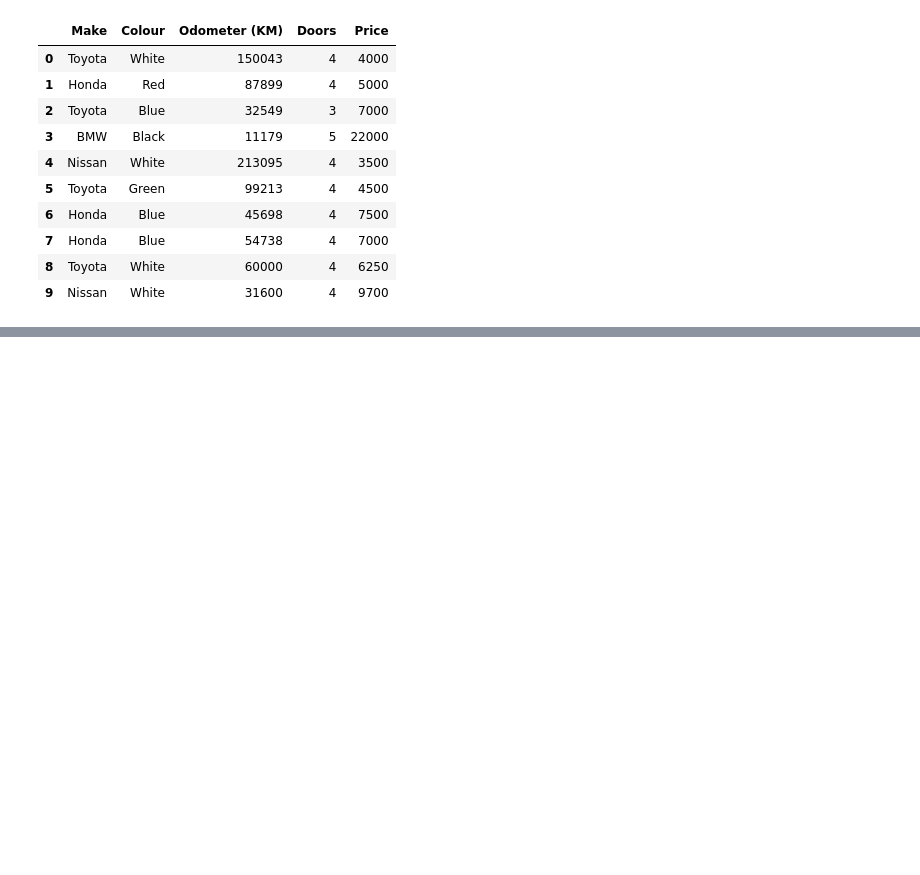
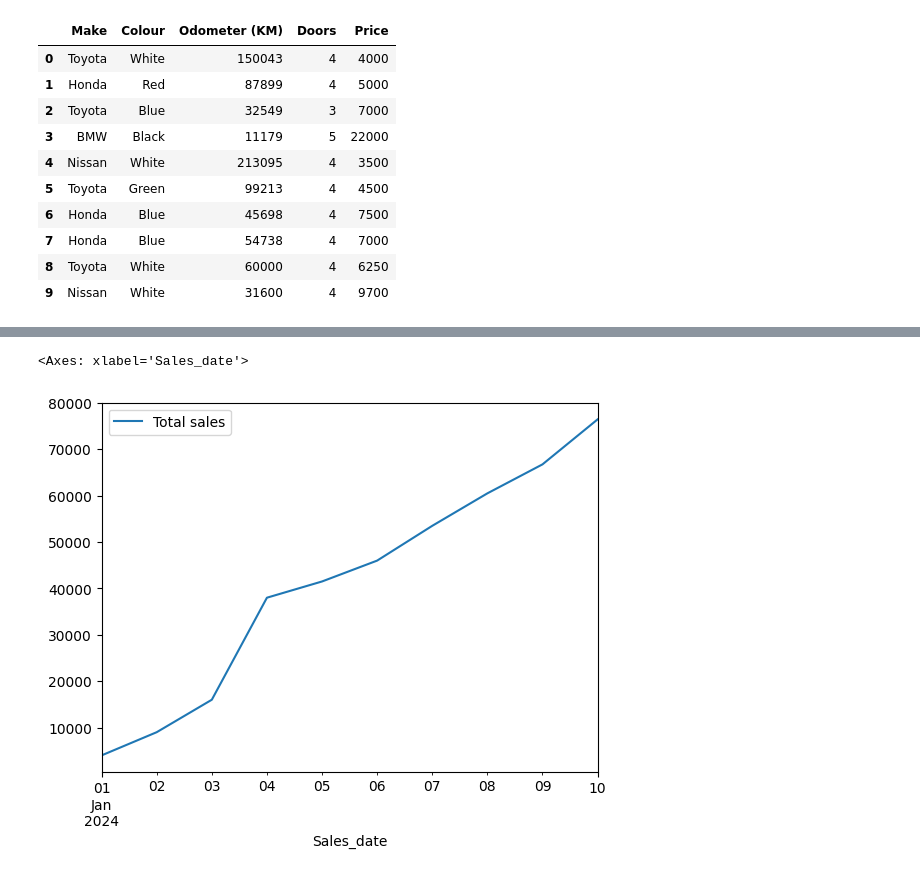
Before and after one commit to Dharshansk16/Data-Analysis-Tools, a Jupyter notebook: Introduction_to_Matplotlib/matplotlib_workbook.ipynb, the cells around one changed output, grey strips where cells are left out. Drawn from its saved outputs; the diff is of its cells as text; code cells hidden in the pictures; blank space fills up the shorter version.

Commit message:
customising plots -matplotlib

```diff
--- a/Introduction_to_Matplotlib/matplotlib_workbook.ipynb
+++ b/Introduction_to_Matplotlib/matplotlib_workbook.ipynb
@@ -209,4 +209,4 @@ car_sales
 | 8 | Toyota | White | 60000 | 4 | 6250 |
 | 9 | Nissan | White | 31600 | 4 | 9700 |
 # %%
-car_sales["Sales_date"] =  pd.date_range("")
+car_sales["Sales_date"] =  pd.date_range("1/1/2024", periods=len(car_sales))
@@ -214,0 +213,2 @@ ValueError: Of the four parameters: start, end, periods, and freq, exactly three
+# %%
+car_sales["Total sales"] = car_sales["Price"].cumsum()
@@ -214,0 +229,5 @@ ValueError: Of the four parameters: start, end, periods, and freq, exactly three
+# %%
+car_sales.plot(x = "Sales_date", y="Total sales")
+# %% [output]
+<Axes: xlabel='Sales_date'>
+[figure, added]
```
Also changed, not shown: parts of 38 cells of this notebook, 1 other file.
